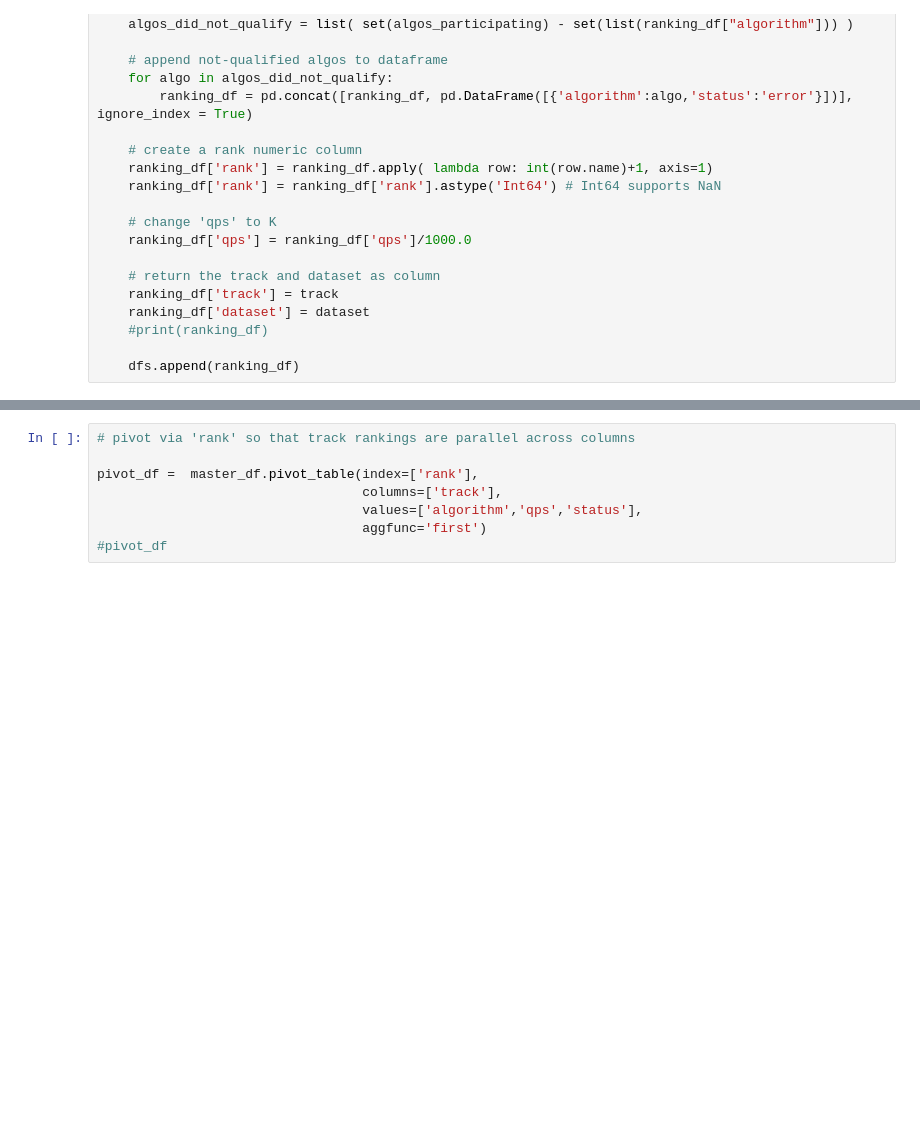
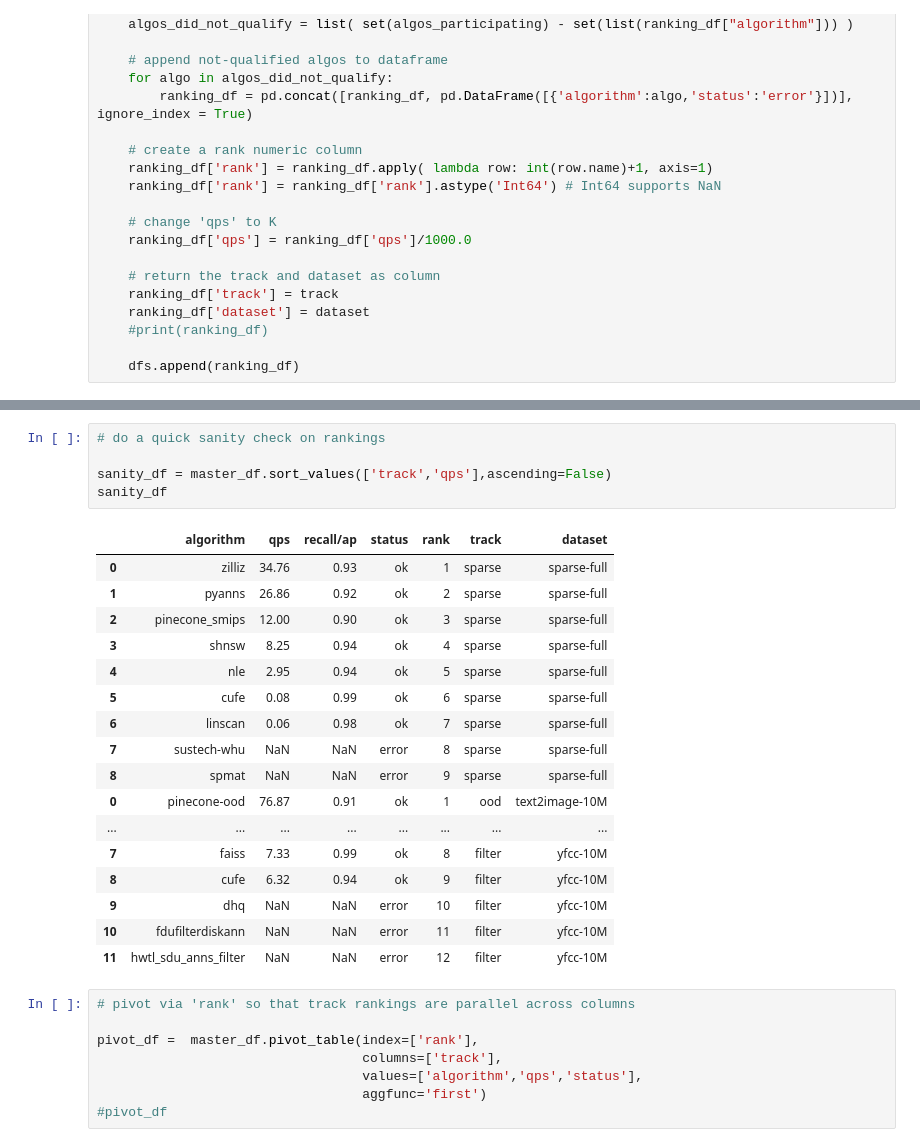
Before and after one commit to harsha-simhadri/big-ann-benchmarks, a Jupyter notebook: neurips23/latitude/analysis.ipynb, the cells around one changed output, grey strips where cells are left out. Cells and saved outputs as stored; diff of their text form; blank space fills up the shorter version.

```diff
--- a/neurips23/latitude/analysis.ipynb
+++ b/neurips23/latitude/analysis.ipynb
@@ -111,6 +111,29 @@ master_df
 | 6 | linscan | 0.06 | 0.98 | ok | 7 | sparse | sparse-full |
 | 7 | sustech-whu | NaN | NaN | error | 8 | sparse | sparse-full |
 | 8 | spmat | NaN | NaN | error | 9 | sparse | sparse-full |
+# %%
+# do a quick sanity check on rankings
+
+sanity_df = master_df.sort_values(['track','qps'],ascending=False)
+sanity_df
+# %% [output]
+|  | algorithm | qps | recall/ap | status | rank | track | dataset |
+| 0 | zilliz | 34.76 | 0.93 | ok | 1 | sparse | sparse-full |
+| 1 | pyanns | 26.86 | 0.92 | ok | 2 | sparse | sparse-full |
+| 2 | pinecone_smips | 12.00 | 0.90 | ok | 3 | sparse | sparse-full |
+| 3 | shnsw | 8.25 | 0.94 | ok | 4 | sparse | sparse-full |
+| 4 | nle | 2.95 | 0.94 | ok | 5 | sparse | sparse-full |
+| 5 | cufe | 0.08 | 0.99 | ok | 6 | sparse | sparse-full |
+| 6 | linscan | 0.06 | 0.98 | ok | 7 | sparse | sparse-full |
+| 7 | sustech-whu | NaN | NaN | error | 8 | sparse | sparse-full |
+| 8 | spmat | NaN | NaN | error | 9 | sparse | sparse-full |
+| 0 | pinecone-ood | 76.87 | 0.91 | ok | 1 | ood | text2image-10M |
+| ... | ... | ... | ... | ... | ... | ... | ... |
+| 7 | faiss | 7.33 | 0.99 | ok | 8 | filter | yfcc-10M |
+| 8 | cufe | 6.32 | 0.94 | ok | 9 | filter | yfcc-10M |
+| 9 | dhq | NaN | NaN | error | 10 | filter | yfcc-10M |
+| 10 | fdufilterdiskann | NaN | NaN | error | 11 | filter | yfcc-10M |
+| 11 | hwtl_sdu_anns_filter | NaN | NaN | error | 12 | filter | yfcc-10M |
 # %%
 # pivot via 'rank' so that track rankings are parallel across columns
 
```
Also changed, not shown: parts of 3 cells of this notebook, 1 other file.
